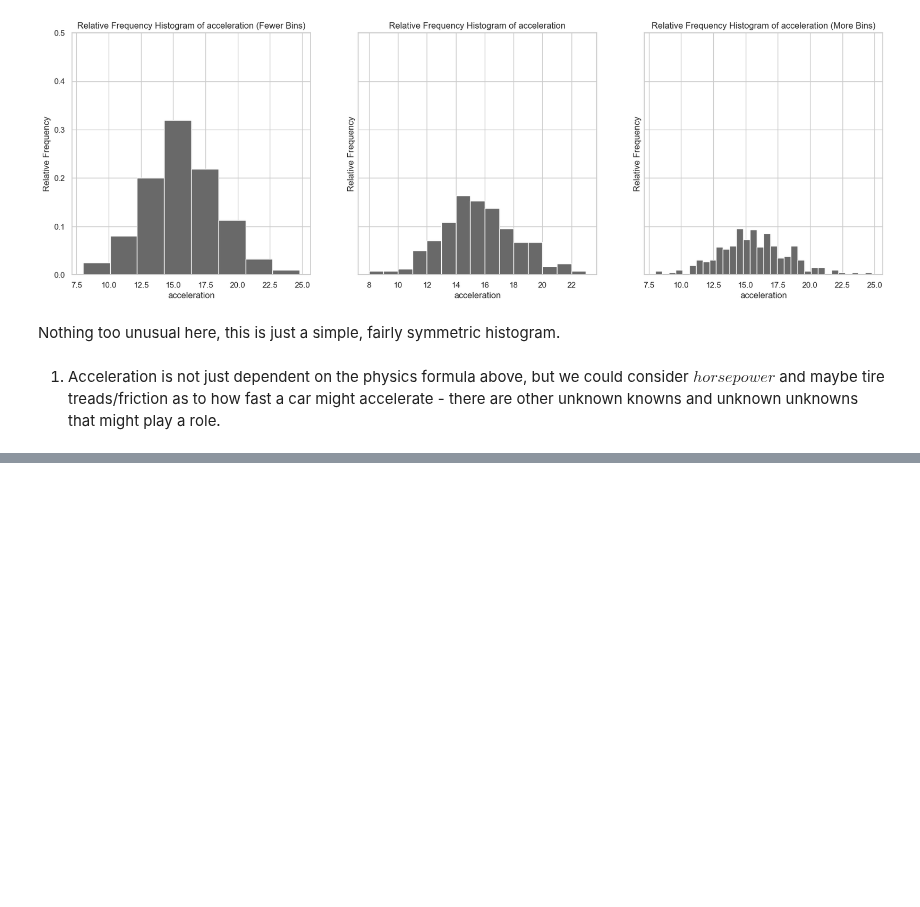
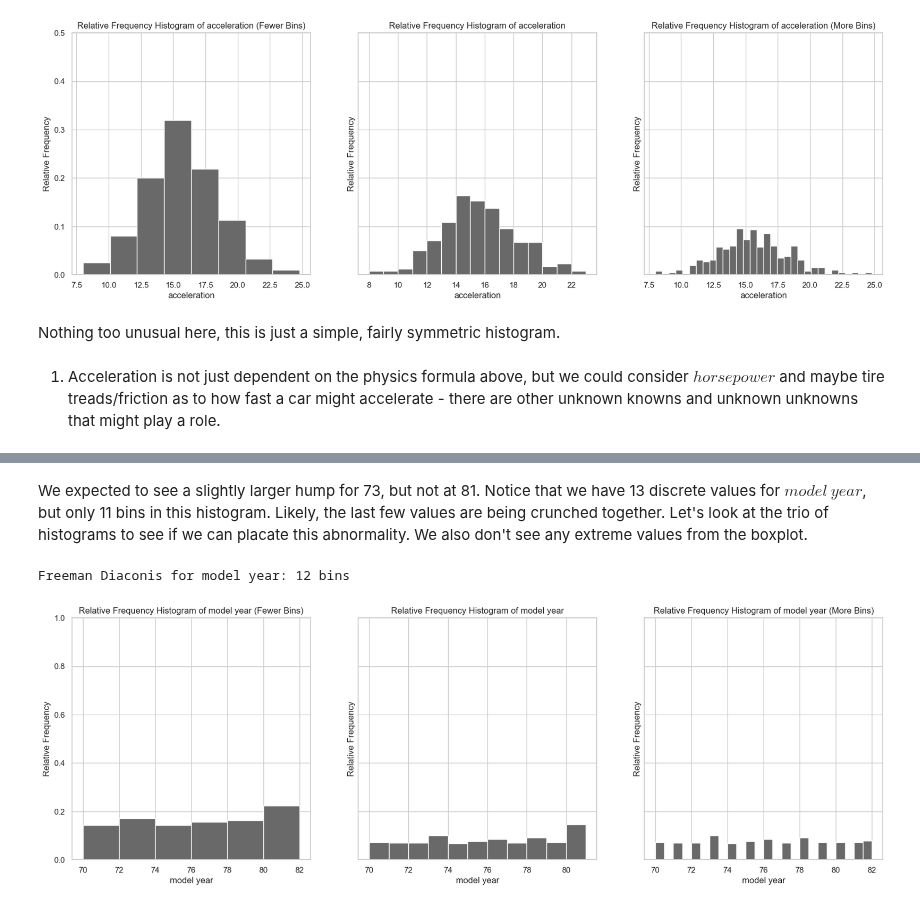
Before and after one commit to ansaridan/jhu-data-engineering-team-5, a Jupyter notebook: Problem_Set_5_1/51_a.ipynb, the cells around one changed output, grey strips where cells are left out. Cells and saved outputs as stored; diff of their text form; code cells hidden in the pictures; blank space fills up the shorter version.

```diff
--- a/Problem_Set_5_1/51_a.ipynb
+++ b/Problem_Set_5_1/51_a.ipynb
@@ -199,0 +244,7 @@ Nothing too unusual here, this is just a simple, fairly symmetric histogram.
+# %% [markdown]
+We expected to see a slightly larger hump for 73, but not at 81. Notice that we have 13 discrete values for $model \ year$, but only 11 bins in this histogram. Likely, the last few values are being crunched together. Let's look at the trio of histograms to see if we can placate this abnormality. We also don't see any extreme values from the boxplot.
+# %%
+histogram_trio(data, 'model year', zoom=0.5)
+# %% [output]
+Freeman Diaconis for model year: 12 bins
+[figure, added]
```
Also changed, not shown: parts of 32 cells of this notebook, 2 other files.
